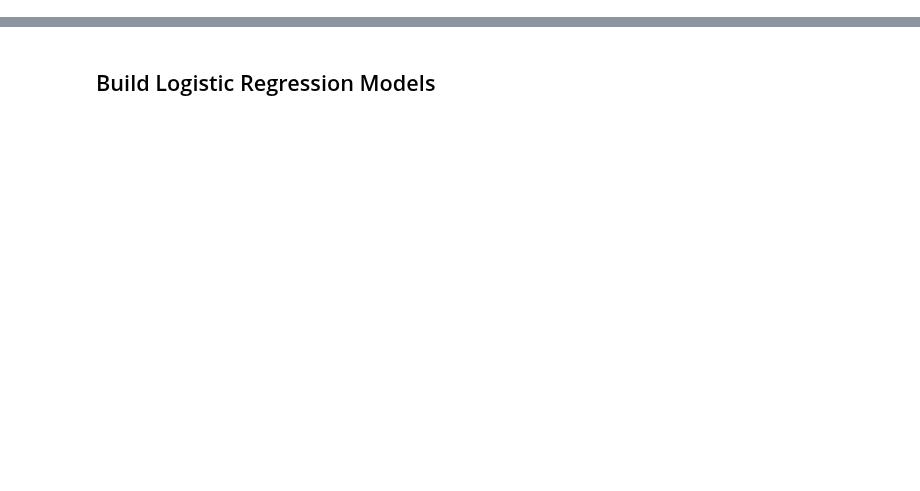
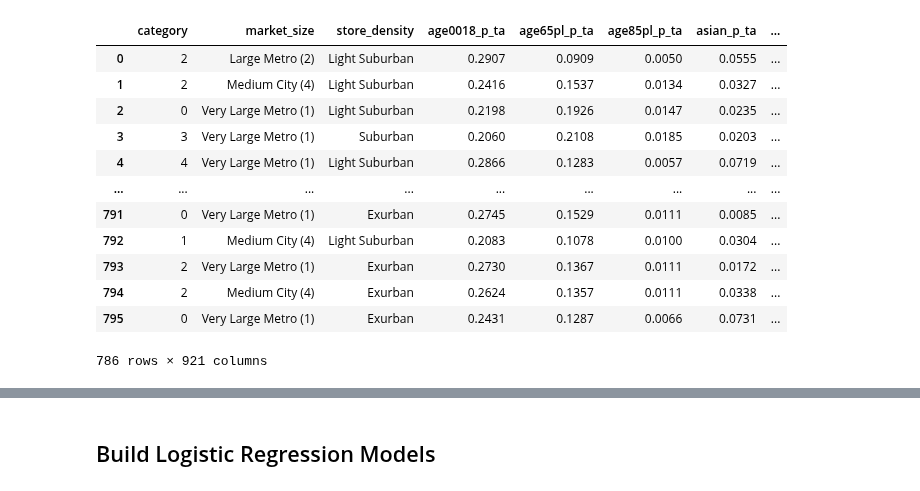
Before and after one commit to mozhao0331/Restaurant_Segmentation_Analysis, a Jupyter notebook: doc/smoothie_king/SK_best_ensemble_with_demograhic.ipynb, the cells around one changed output, grey strips where cells are left out. Cells and saved outputs as stored; diff of their text form; code cells hidden in the pictures; blank space fills up the shorter version.

```diff
--- a/doc/smoothie_king/SK_best_ensemble_with_demograhic.ipynb
+++ b/doc/smoothie_king/SK_best_ensemble_with_demograhic.ipynb
@@ -61,5 +48,19 @@ smoothie_merged = smoothie_merged.dropna()
 # %%
-# le = LabelEncoder()
-# smoothie_merged["category"] = le.fit_transform(smoothie_merged["category"])
-# smoothie_merged
+le = LabelEncoder()
+merged["category"] = le.fit_transform(merged["category"])
+merged
+# %% [output]
+|  | category | market_size | store_density | age0018_p_ta | age65pl_p_ta | age85pl_p_ta | asian_p_ta | ... |
+| 0 | 2 | Large Metro (2) | Light Suburban | 0.2907 | 0.0909 | 0.0050 | 0.0555 | ... |
+| 1 | 2 | Medium City (4) | Light Suburban | 0.2416 | 0.1537 | 0.0134 | 0.0327 | ... |
+| 2 | 0 | Very Large Metro (1) | Light Suburban | 0.2198 | 0.1926 | 0.0147 | 0.0235 | ... |
+| 3 | 3 | Very Large Metro (1) | Suburban | 0.2060 | 0.2108 | 0.0185 | 0.0203 | ... |
+| 4 | 4 | Very Large Metro (1) | Light Suburban | 0.2866 | 0.1283 | 0.0057 | 0.0719 | ... |
+| ... | ... | ... | ... | ... | ... | ... | ... | ... |
+| 791 | 0 | Very Large Metro (1) | Exurban | 0.2745 | 0.1529 | 0.0111 | 0.0085 | ... |
+| 792 | 1 | Medium City (4) | Light Suburban | 0.2083 | 0.1078 | 0.0100 | 0.0304 | ... |
+| 793 | 2 | Very Large Metro (1) | Exurban | 0.2730 | 0.1367 | 0.0111 | 0.0172 | ... |
+| 794 | 2 | Medium City (4) | Exurban | 0.2624 | 0.1357 | 0.0111 | 0.0338 | ... |
+| 795 | 0 | Very Large Metro (1) | Exurban | 0.2431 | 0.1287 | 0.0066 | 0.0731 | ... |
+786 rows × 921 columns
 # %%
```
Also changed, not shown: parts of 72 cells of this notebook.
